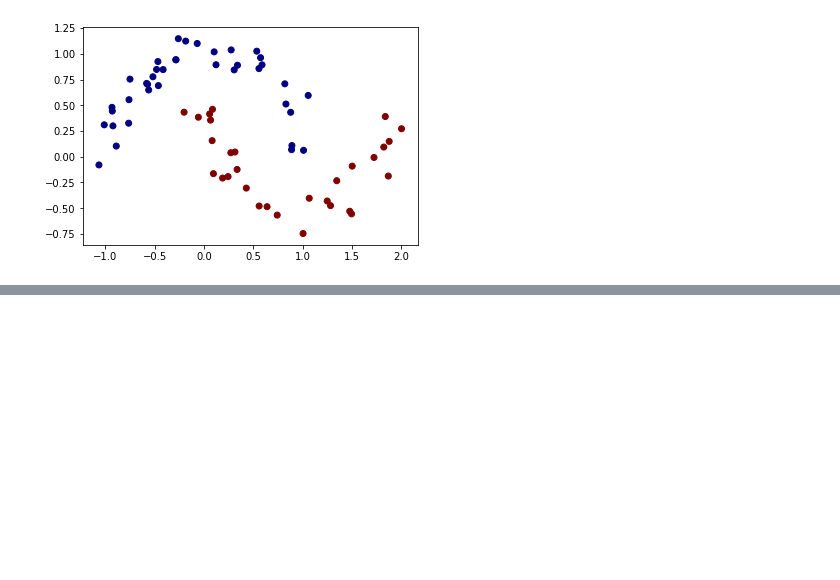
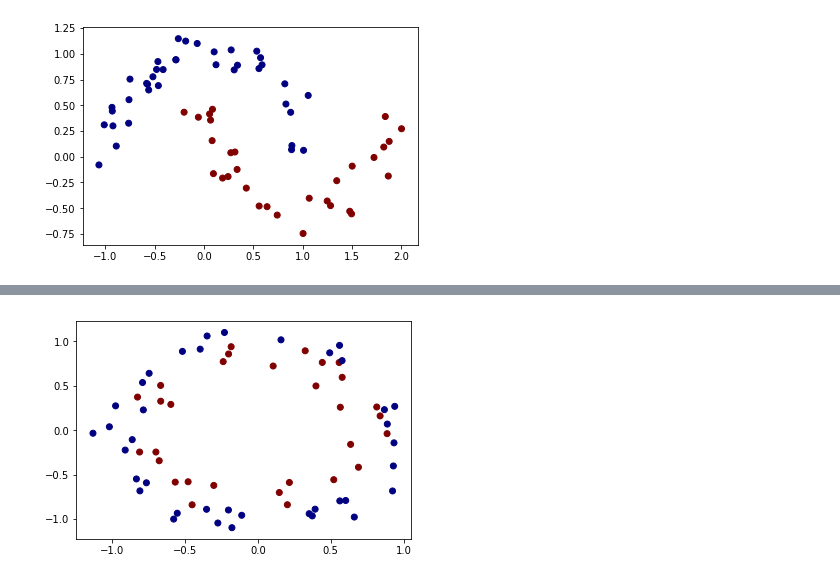
Before and after one commit to najah80/syntethic_2D, a Jupyter notebook: Synthetic_Dataset.ipynb, the cells around one changed output, grey strips where cells are left out. Cells and saved outputs as stored; diff of their text form; code cells hidden in the pictures; blank space fills up the shorter version.

```diff
--- a/Synthetic_Dataset.ipynb
+++ b/Synthetic_Dataset.ipynb
@@ -128,0 +150,5 @@ plot_dataset(X_test, y_test)
+# %%
+# On affiche le dataset de train
+plot_dataset(X_test, y_test)
+# %% [output]
+[figure, added]
```
Also changed, not shown: parts of 3 cells of this notebook.
